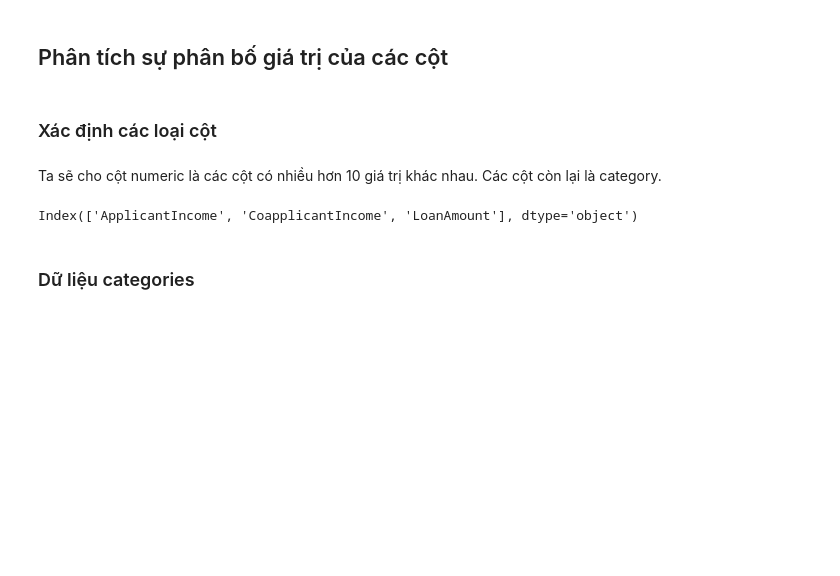
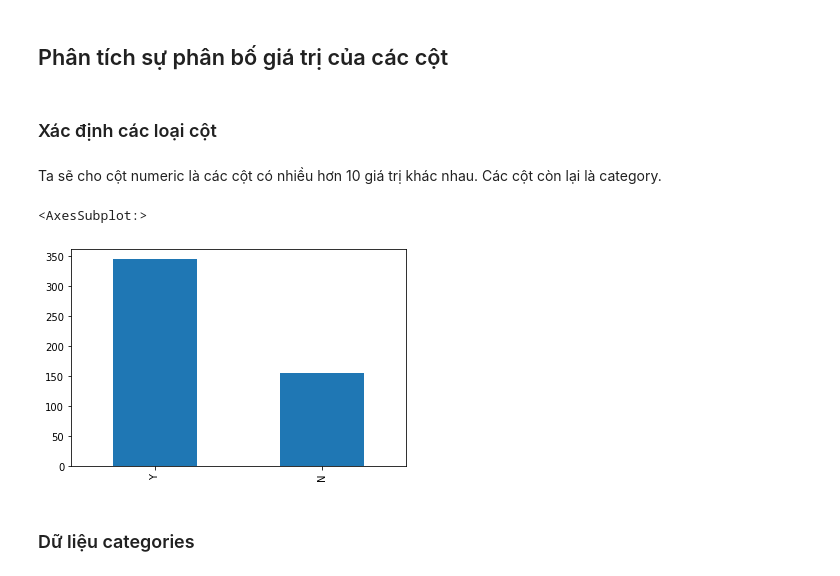
Before and after one commit to tonyvu1289/P4DS-FinalProject-vip, a Jupyter notebook: congduy.ipynb, the cells around one changed output. Cells and saved outputs as stored; diff of their text form; code cells hidden in the pictures; blank space fills up the shorter version.

```diff
--- a/congduy.ipynb
+++ b/congduy.ipynb
@@ -200,8 +200,9 @@ cate_cols = data_df.columns[data_df.nunique() <= 10]
 nume_cols = data_df.columns[data_df.nunique() > 10]
-# %%
-nume_cols
-# %% [output]
-Index(['ApplicantIncome', 'CoapplicantIncome', 'LoanAmount'], dtype='object')
+# %%
+data_df['Loan_Status'].value_counts().plot.bar()
+# %% [output]
+<AxesSubplot:>
+[figure, added]
 # %% [markdown]
 ### Dữ liệu categories
 # %%
```
Also changed, not shown: parts of 2 cells of this notebook, 1 other file.
